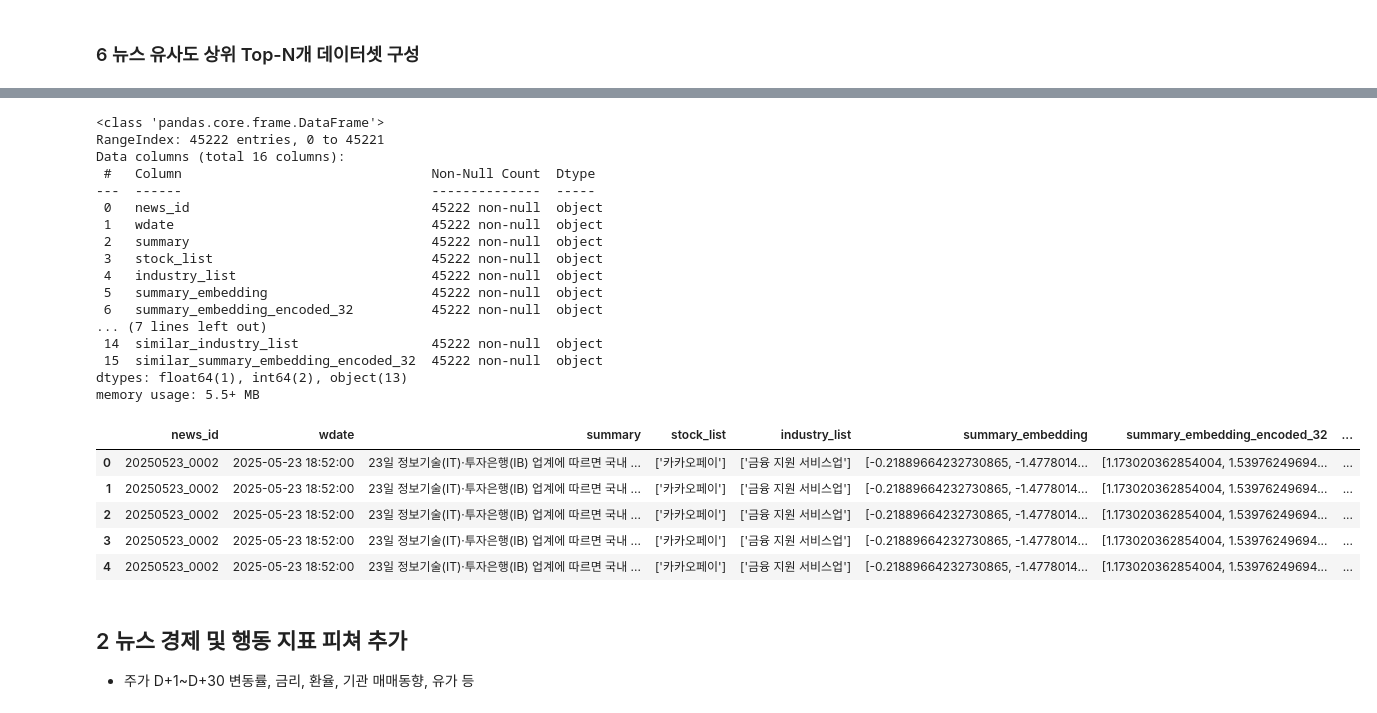
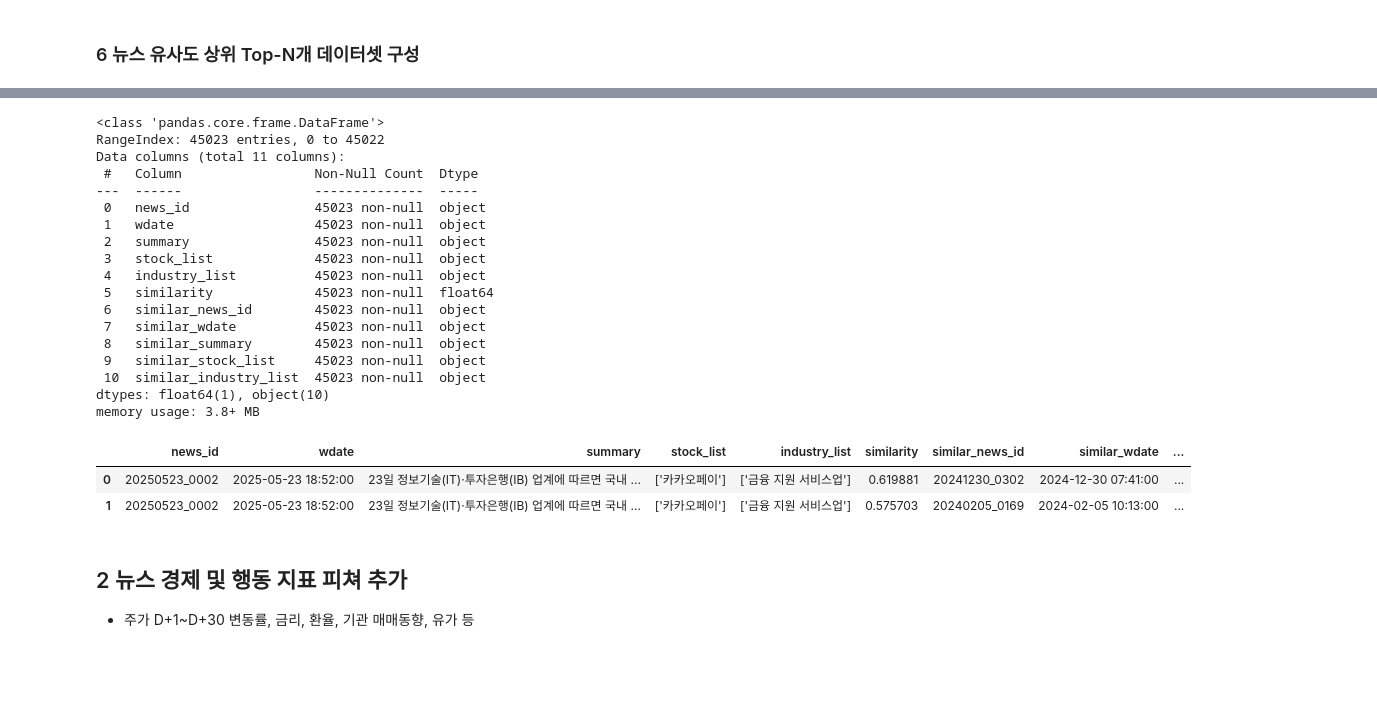
Before and after one commit to choikwangil95/HKToss-MLOps-Project-Final, a Jupyter notebook: eda/kwangil/news_preprocessing.ipynb, the cells around one changed output, grey strips where cells are left out. Drawn from its saved outputs; the diff is of its cells as text; code cells hidden in the pictures; blank space fills up the shorter version.

```diff
--- a/eda/kwangil/news_preprocessing.ipynb
+++ b/eda/kwangil/news_preprocessing.ipynb
@@ -726,34 +703,32 @@ df_final.to_csv("../../db/news_2023_2025_dataset_similar_top_5_encoded32.csv", i
 # %%
-df_dataset= pd.read_csv("../../db/news_2023_2025_dataset_similar_top_5_encoded32.csv")
+df_dataset= pd.read_csv("../../db/news_2023_2025_dataset_similar_top_5_encoded64.csv")
 # %%
 df_dataset.info()
 # %% [output]
 <class 'pandas.core.frame.DataFrame'>
-RangeIndex: 45222 entries, 0 to 45221
-Data columns (total 16 columns):
- #   Column                                Non-Null Count  Dtype
----  ------                                --------------  -----
- 0   news_id                               45222 non-null  object
- 1   wdate                                 45222 non-null  object
- 2   summary                               45222 non-null  object
- 3   stock_list                            45222 non-null  object
- 4   industry_list                         45222 non-null  object
- 5   summary_embedding                     45222 non-null  object
- 6   summary_embedding_encoded_32          45222 non-null  object
-... (7 lines left out)
- 14  similar_industry_list                 45222 non-null  object
- 15  similar_summary_embedding_encoded_32  45222 non-null  object
-dtypes: float64(1), int64(2), object(13)
-memory usage: 5.5+ MB
+RangeIndex: 45023 entries, 0 to 45022
+Data columns (total 11 columns):
+ #   Column                 Non-Null Count  Dtype
+---  ------                 --------------  -----
+ 0   news_id                45023 non-null  object
+ 1   wdate                  45023 non-null  object
+ 2   summary                45023 non-null  object
+ 3   stock_list             45023 non-null  object
+ 4   industry_list          45023 non-null  object
+ 5   similarity             45023 non-null  float64
+ 6   similar_news_id        45023 non-null  object
+ 7   similar_wdate          45023 non-null  object
+ 8   similar_summary        45023 non-null  object
+ 9   similar_stock_list     45023 non-null  object
+ 10  similar_industry_list  45023 non-null  object
+dtypes: float64(1), object(10)
+memory usage: 3.8+ MB
 # %%
-df_dataset.head()
+df_dataset.head(2)
 # %% [output]
-|  | news_id | wdate | summary | stock_list | industry_list | summary_embedding | summary_embedding_encoded_32 | ... |
-| 0 | 20250523_0002 | 2025-05-23 18:52:00 | 23일 정보기술(IT)·투자은행(IB) 업계에 따르면 국내 ... | ['카카오페이'] | ['금융 지원 서비스업'] | [-0.21889664232730865, -1.4778014... | [1.173020362854004, 1.53976249694... | ... |
-| 1 | 20250523_0002 | 2025-05-23 18:52:00 | 23일 정보기술(IT)·투자은행(IB) 업계에 따르면 국내 ... | ['카카오페이'] | ['금융 지원 서비스업'] | [-0.21889664232730865, -1.4778014... | [1.173020362854004, 1.53976249694... | ... |
-| 2 | 20250523_0002 | 2025-05-23 18:52:00 | 23일 정보기술(IT)·투자은행(IB) 업계에 따르면 국내 ... | ['카카오페이'] | ['금융 지원 서비스업'] | [-0.21889664232730865, -1.4778014... | [1.173020362854004, 1.53976249694... | ... |
-| 3 | 20250523_0002 | 2025-05-23 18:52:00 | 23일 정보기술(IT)·투자은행(IB) 업계에 따르면 국내 ... | ['카카오페이'] | ['금융 지원 서비스업'] | [-0.21889664232730865, -1.4778014... | [1.173020362854004, 1.53976249694... | ... |
-| 4 | 20250523_0002 | 2025-05-23 18:52:00 | 23일 정보기술(IT)·투자은행(IB) 업계에 따르면 국내 ... | ['카카오페이'] | ['금융 지원 서비스업'] | [-0.21889664232730865, -1.4778014... | [1.173020362854004, 1.53976249694... | ... |
+|  | news_id | wdate | summary | stock_list | industry_list | similarity | similar_news_id | similar_wdate | ... |
+| 0 | 20250523_0002 | 2025-05-23 18:52:00 | 23일 정보기술(IT)·투자은행(IB) 업계에 따르면 국내 ... | ['카카오페이'] | ['금융 지원 서비스업'] | 0.619881 | 20241230_0302 | 2024-12-30 07:41:00 | ... |
+| 1 | 20250523_0002 | 2025-05-23 18:52:00 | 23일 정보기술(IT)·투자은행(IB) 업계에 따르면 국내 ... | ['카카오페이'] | ['금융 지원 서비스업'] | 0.575703 | 20240205_0169 | 2024-02-05 10:13:00 | ... |
 # %% [markdown]
 ## 2 뉴스 경제 및 행동 지표 피쳐 추가
 - 주가 D+1~D+30 변동률, 금리, 환율, 기관 매매동향, 유가 등
```
Also changed, not shown: parts of 26 cells of this notebook, 6 other files.
